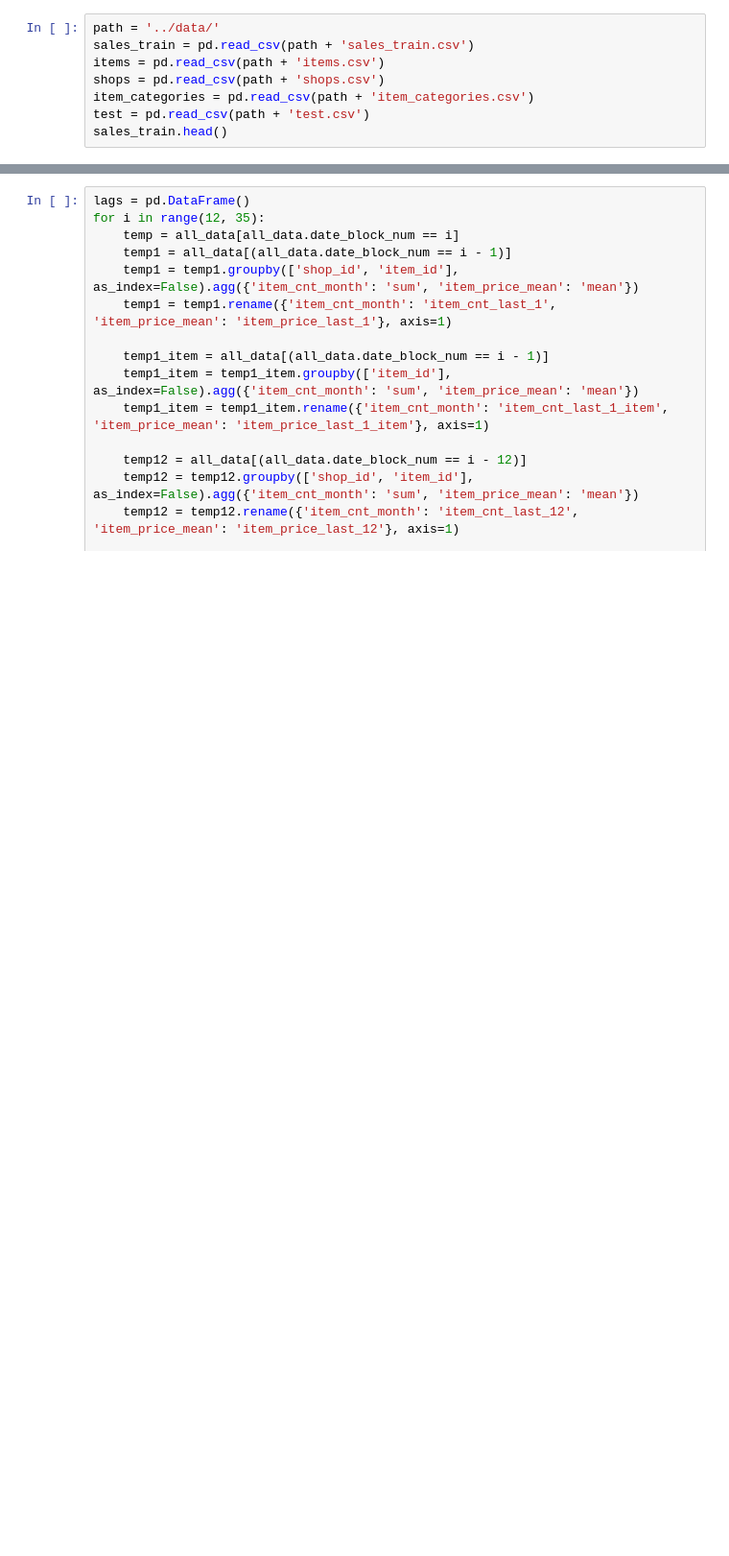
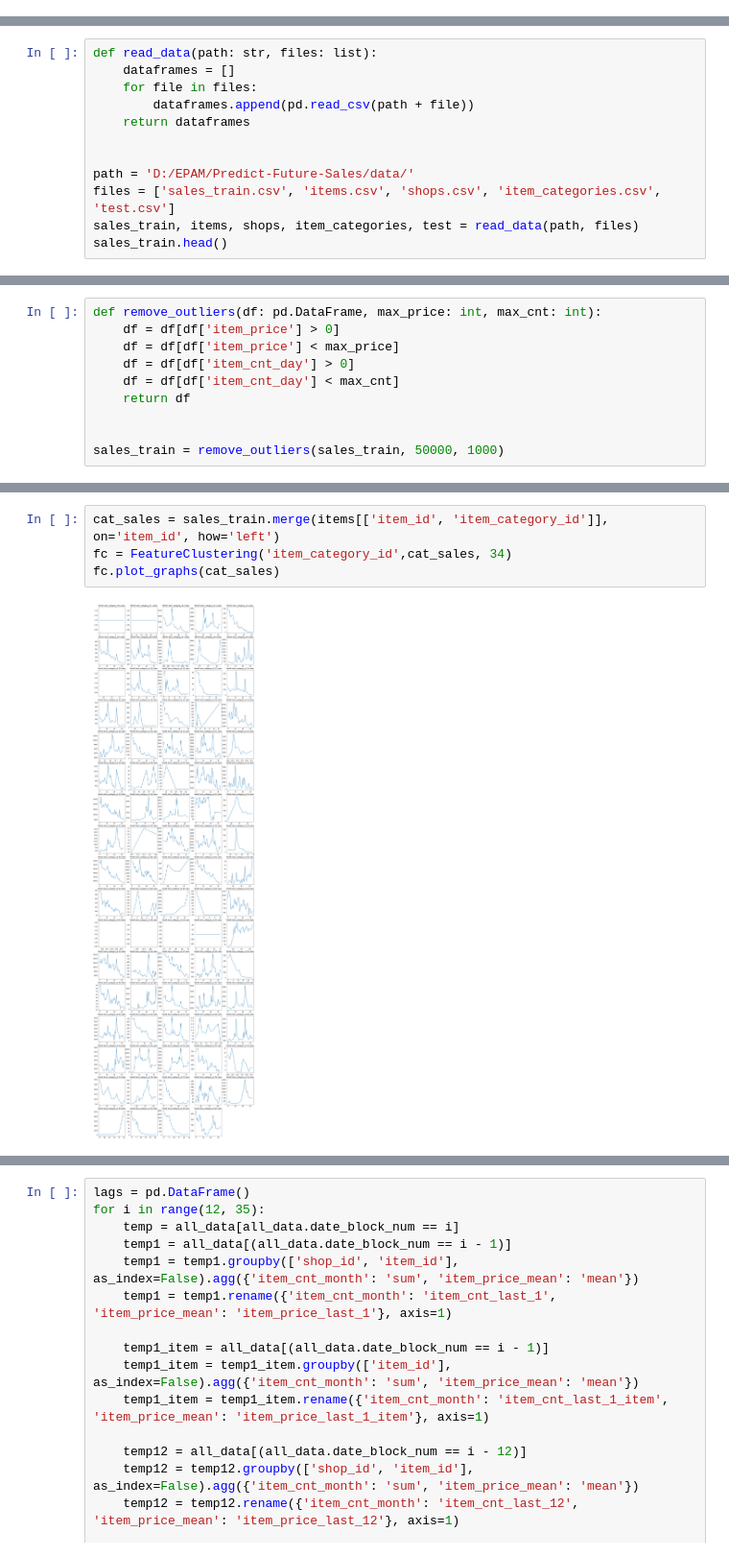
Before and after one commit to alsing/Predict-Future-Sales, a Jupyter notebook: notebooks/Model.ipynb, the cells around one changed output, grey strips where cells are left out. Shown at 96% size. Cells and saved outputs as stored; diff of their text form; blank space fills up the shorter version.

```diff
--- a/notebooks/Model.ipynb
+++ b/notebooks/Model.ipynb
@@ -20,8 +15,0 @@ lags
-# %%
-path = '../data/'
-sales_train = pd.read_csv(path + 'sales_train.csv')
-items = pd.read_csv(path + 'items.csv')
-shops = pd.read_csv(path + 'shops.csv')
-item_categories = pd.read_csv(path + 'item_categories.csv')
-test = pd.read_csv(path + 'test.csv')
-sales_train.head()
@@ -101,0 +16,12 @@ item_categories = item_categories.drop('item_category_name', axis=1)
+# %%
+def read_data(path: str, files: list):
+    dataframes = []
+    for file in files:
+        dataframes.append(pd.read_csv(path + file))
+    return dataframes
+
+
+path = 'D:/EPAM/Predict-Future-Sales/data/'
+files = ['sales_train.csv', 'items.csv', 'shops.csv', 'item_categories.csv', 'test.csv']
+sales_train, items, shops, item_categories, test = read_data(path, files)
+sales_train.head()
@@ -101,0 +35,10 @@ item_categories = item_categories.drop('item_category_name', axis=1)
+# %%
+def remove_outliers(df: pd.DataFrame, max_price: int, max_cnt: int):
+    df = df[df['item_price'] > 0]
+    df = df[df['item_price'] < max_price]
+    df = df[df['item_cnt_day'] > 0]
+    df = df[df['item_cnt_day'] < max_cnt]
+    return df
+
+
+sales_train = remove_outliers(sales_train, 50000, 1000)
@@ -101,0 +146,6 @@ item_categories = item_categories.drop('item_category_name', axis=1)
+# %%
+cat_sales = sales_train.merge(items[['item_id', 'item_category_id']], on='item_id', how='left')
+fc = FeatureClustering('item_category_id',cat_sales, 34)
+fc.plot_graphs(cat_sales)
+# %% [output]
+[figure, added]
```
Also changed, not shown: parts of 42 cells of this notebook.
